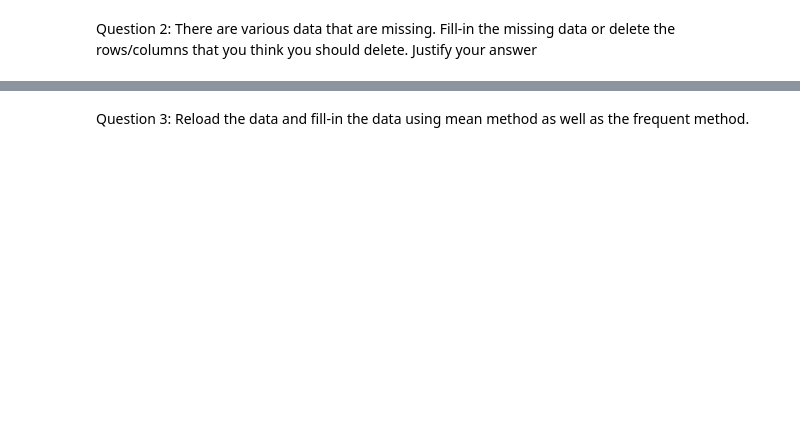
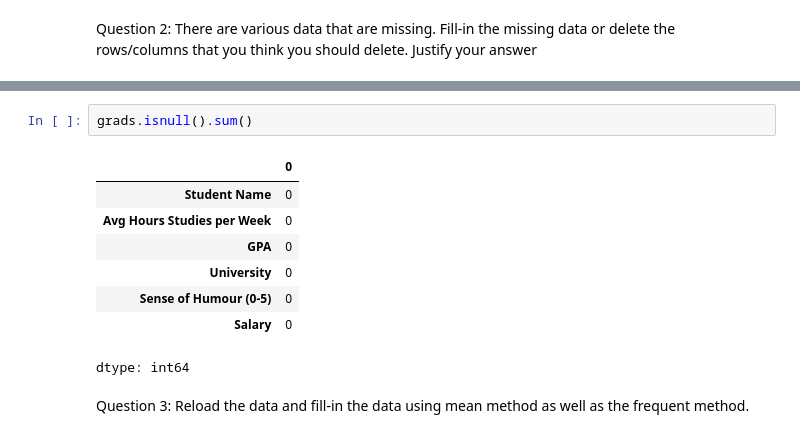
Before and after one commit to Christelleelkhoury/AAI614_-ElKhoury-, a Jupyter notebook: Week 3/Notebook3.2.ipynb, the cells around one changed output, grey strips where cells are left out. Cells and saved outputs as stored; diff of their text form; blank space fills up the shorter version.

```diff
--- a/Week 3/Notebook3.2.ipynb
+++ b/Week 3/Notebook3.2.ipynb
@@ -102,2 +84,13 @@ Question 2: There are various data that are missing.  Fill-in the missing data o
+# %%
+grads.isnull().sum()
+# %% [output]
+|  | 0 |
+| Student Name | 0 |
+| Avg Hours Studies per Week | 0 |
+| GPA | 0 |
+| University | 0 |
+| Sense of Humour (0-5) | 0 |
+| Salary | 0 |
+dtype: int64
 # %% [markdown]
 Question 3: Reload the data and fill-in the data using mean method as well as the frequent method.
```
Also changed, not shown: parts of 11 cells of this notebook.
